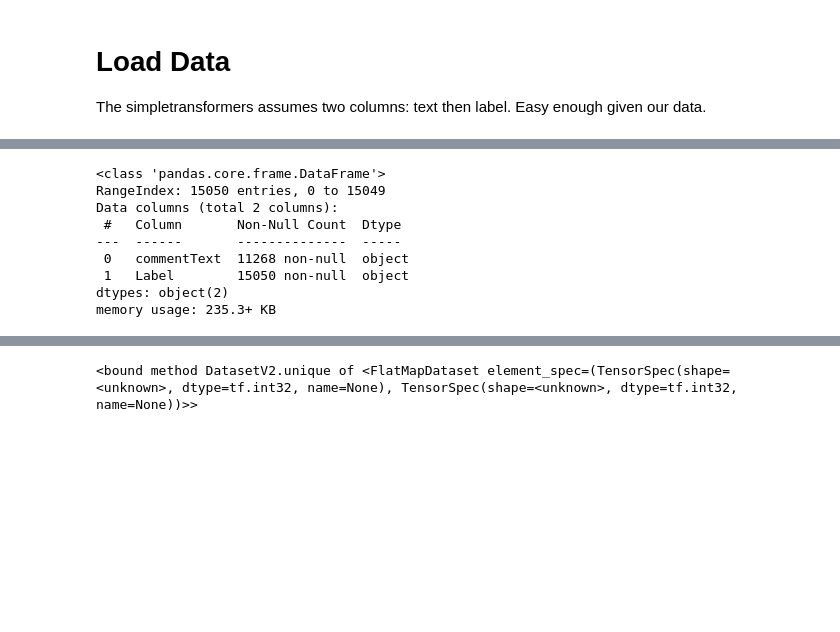
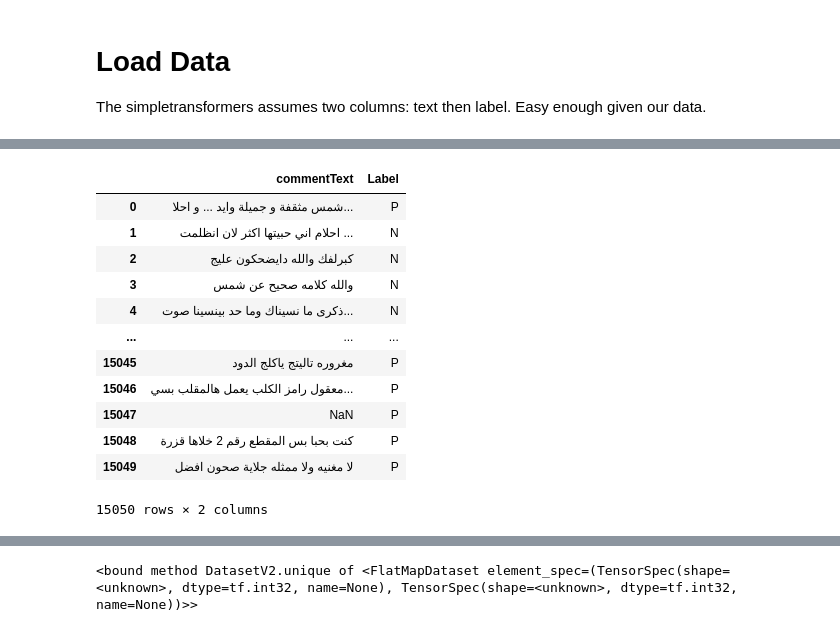
Before and after one commit to omaima-9/Detecting-bullying-in-arabic, a Jupyter notebook: seg_Detect_AraBERT.ipynb, the cells around one changed output, grey strips where cells are left out. Saved outputs shown, nothing was run; the diff lists cells and outputs as text; code cells hidden in the pictures; blank space fills up the shorter version.

```diff
--- a/seg_Detect_AraBERT.ipynb
+++ b/seg_Detect_AraBERT.ipynb
@@ -94,19 +63,18 @@ df.head(10)
 # %%
 df=df[['commentText','Label']]
+df
+# %% [output]
+|  | commentText | Label |
+| 0 | شمس مثقفة و جميلة وايد ... و احلا... | P |
+| 1 | احلام اني حبيتها اكثر لان انظلمت ... | N |
+| 2 | كبرلفك والله دايضحكون عليج | N |
+| 3 | والله كلامه صحيح عن شمس | N |
+| 4 | ذكرى ما نسيناك وما حد بينسينا صوت... | N |
+| ... | ... | ... |
+| 15045 | مغروره تاليتج ياكلج الدود | P |
+| 15046 | معقول رامز الكلب يعمل هالمقلب بسي... | P |
+| 15047 | NaN | P |
+| 15048 | كنت بحبا بس المقطع رقم 2 خلاها قزرة | P |
+| 15049 | لا مغنيه ولا ممثله جلاية صحون افضل | P |
+15050 rows × 2 columns
-# %%
-# df=df.drop([ 'Unnamed: 2', 'Unnamed: 3', 'Unnamed: 4',
-#        'Unnamed: 5', 'Unnamed: 6', 'Unnamed: 7', 'Unnamed: 8', 'Unnamed: 9',
-#        'Unnamed: 10', 'Unnamed: 11', 'Unnamed: 12', 'Unnamed: 13',
-#        'Unnamed: 14', 'Unnamed: 15', 'Unnamed: 16', 'Unnamed: 17', 'Label.1'],axis=1)
-df.info()
-# %% [output]
-<class 'pandas.core.frame.DataFrame'>
-RangeIndex: 15050 entries, 0 to 15049
-Data columns (total 2 columns):
- #   Column       Non-Null Count  Dtype
----  ------       --------------  -----
- 0   commentText  11268 non-null  object
- 1   Label        15050 non-null  object
-dtypes: object(2)
-memory usage: 235.3+ KB
 # %%
```
Also changed, not shown: parts of 72 cells of this notebook.
